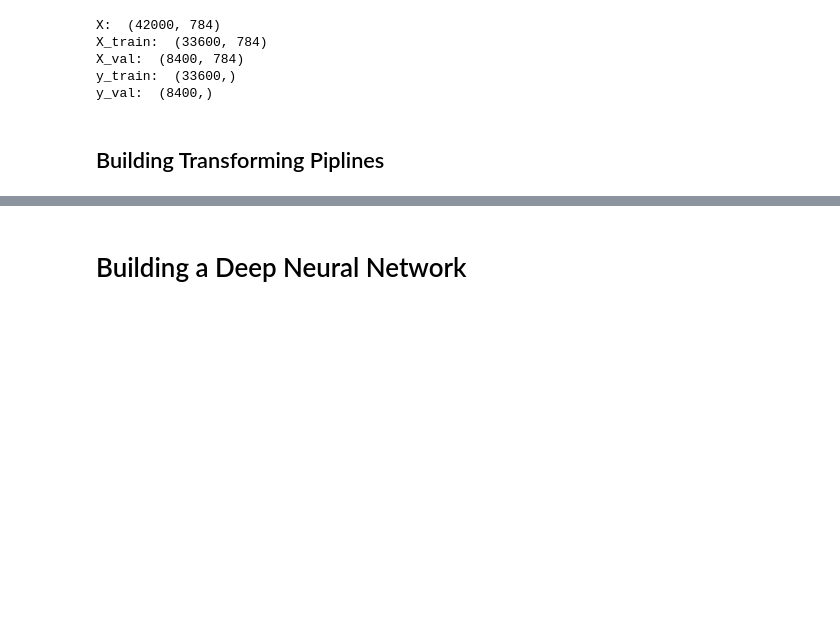
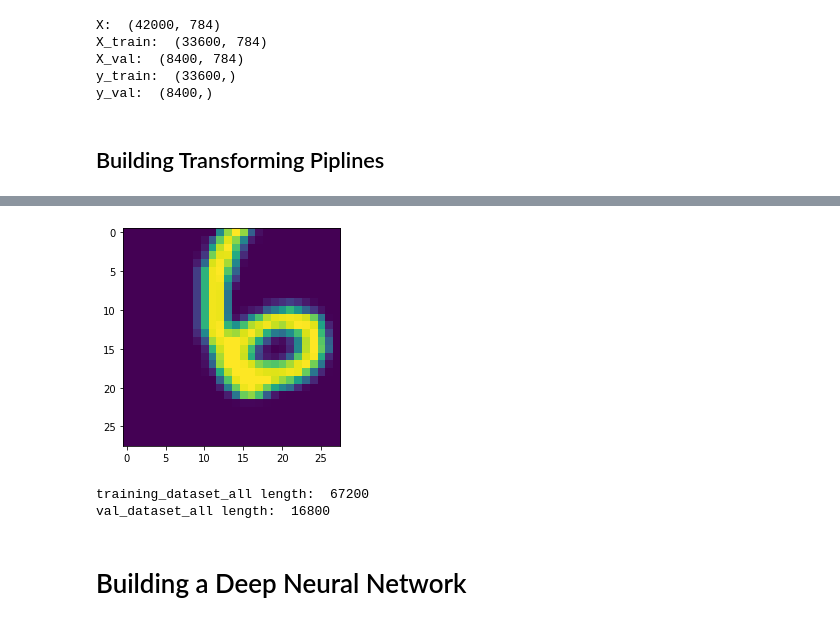
Before and after one commit to IIIskiplikIII/finetuning_hyperparameters_in_deep_neural_network, a Jupyter notebook: finetuning_hyperparameters_in_deep_neural_network.ipynb, the cells around one changed output, grey strips where cells are left out. Cells and saved outputs as stored; diff of their text form; code cells hidden in the pictures; blank space fills up the shorter version.

```diff
--- a/finetuning_hyperparameters_in_deep_neural_network.ipynb
+++ b/finetuning_hyperparameters_in_deep_neural_network.ipynb
@@ -210,0 +217,19 @@ X_val_prep = pipeline.transform(X_val)              # transform val data with th
+# %%
+def random_crop(image):
+    shape = tf.shape(image)
+    min_dim = tf.reduce_min([shape[0], shape[1]]) * 85 // 100       # croping to 90% of the initial picture
+    return tf.image.random_crop(image, [min_dim, min_dim, 1])
+
+
+def crop_flip_resize(image, label, flipping = True):
+    if flipping == True:
+        cropped_image = random_crop(image)
+        cropped_image = tf.image.flip_left_right(cropped_image)
+    else:
+        cropped_image = random_crop(image)
+
+    ## final solution
+    resized_image = tf.image.resize(cropped_image, [28,28])
+    final_image = resized_image
+    #final_image = keras.applications.xception.preprocess_input(resized_image)
+    return final_image, label
@@ -210,0 +240,7 @@ X_val_prep = pipeline.transform(X_val)              # transform val data with th
+# %%
+# converting dataframe format into tensorflow compatible format.
+X_train = X_train.values.reshape(X_train.shape[0], 28, 28, 1)
+X_val = X_val.values.reshape(X_val.shape[0], 28, 28, 1)
+
+X_train_crop = X_train.copy()
+X_val_crop = X_val.copy()
@@ -210,0 +288,4 @@ X_val_prep = pipeline.transform(X_val)              # transform val data with th
+# %%
+# resizing, croping images via self build function
+training_crop_dataset = training_crop_dataset.map(partial(crop_flip_resize, flipping=False))
+val_crop_dataset = val_crop_dataset.map(partial(crop_flip_resize, flipping=False))
@@ -210,0 +301,7 @@ X_val_prep = pipeline.transform(X_val)              # transform val data with th
+# %%
+# Visualizing a croped, flipped, resized image from new dataset.
+for X_values, y_values in training_crop_dataset.take(1):
+    for index in range(1):
+        plt.imshow(X_values)
+# %% [output]
+[figure, added]
@@ -210,0 +312,6 @@ X_val_prep = pipeline.transform(X_val)              # transform val data with th
+# %%
+print("training_dataset_all length: ", len(list(training_dataset_all)))
+print("val_dataset_all length: ", len(list(val_dataset_all)))
+# %% [output]
+training_dataset_all length:  67200
+val_dataset_all length:  16800
```
Also changed, not shown: parts of 36 cells of this notebook, 1 other file.
